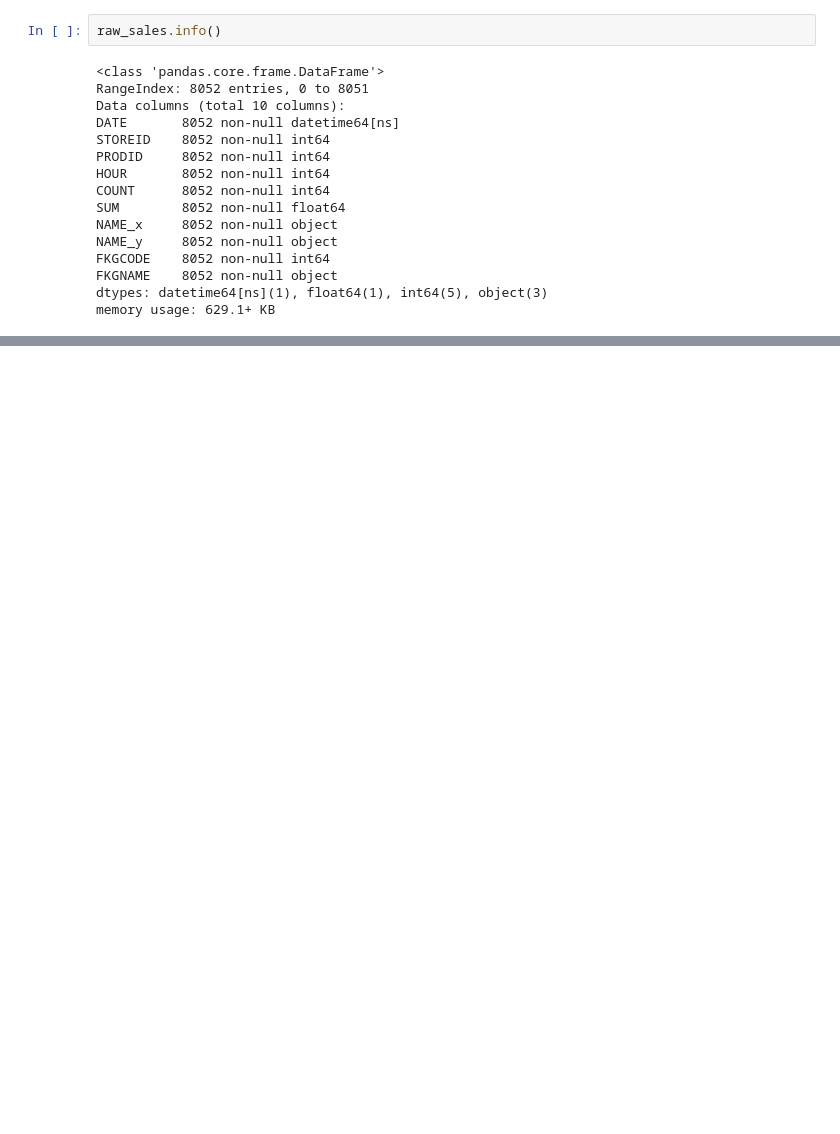
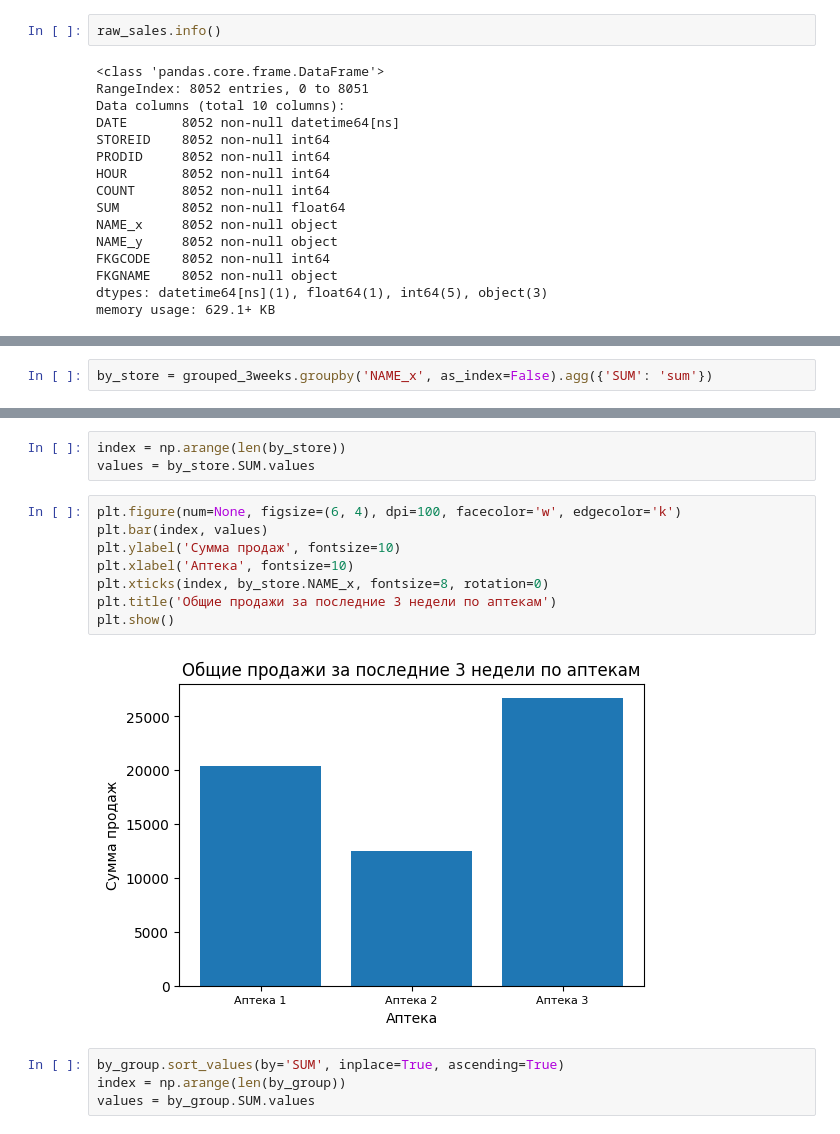
Before and after one commit to ademyanchuk/data_analys_labs, a Jupyter notebook: Lab2/lab2.ipynb, the cells around one changed output, grey strips where cells are left out. Cells and saved outputs as stored; diff of their text form; blank space fills up the shorter version.

```diff
--- a/Lab2/lab2.ipynb
+++ b/Lab2/lab2.ipynb
@@ -145,0 +195,2 @@ memory usage: 629.1+ KB
+# %%
+by_store = grouped_3weeks.groupby('NAME_x', as_index=False).agg({'SUM': 'sum'})
@@ -145,0 +240,17 @@ memory usage: 629.1+ KB
+# %%
+index = np.arange(len(by_store))
+values = by_store.SUM.values
+# %%
+plt.figure(num=None, figsize=(6, 4), dpi=100, facecolor='w', edgecolor='k')
+plt.bar(index, values)
+plt.ylabel('Сумма продаж', fontsize=10)
+plt.xlabel('Аптека', fontsize=10)
+plt.xticks(index, by_store.NAME_x, fontsize=8, rotation=0)
+plt.title('Общие продажи за последние 3 недели по аптекам')
+plt.show()
+# %% [output]
+[figure, added]
+# %%
+by_group.sort_values(by='SUM', inplace=True, ascending=True)
+index = np.arange(len(by_group))
+values = by_group.SUM.values
```
Also changed, not shown: parts of 37 cells of this notebook.
